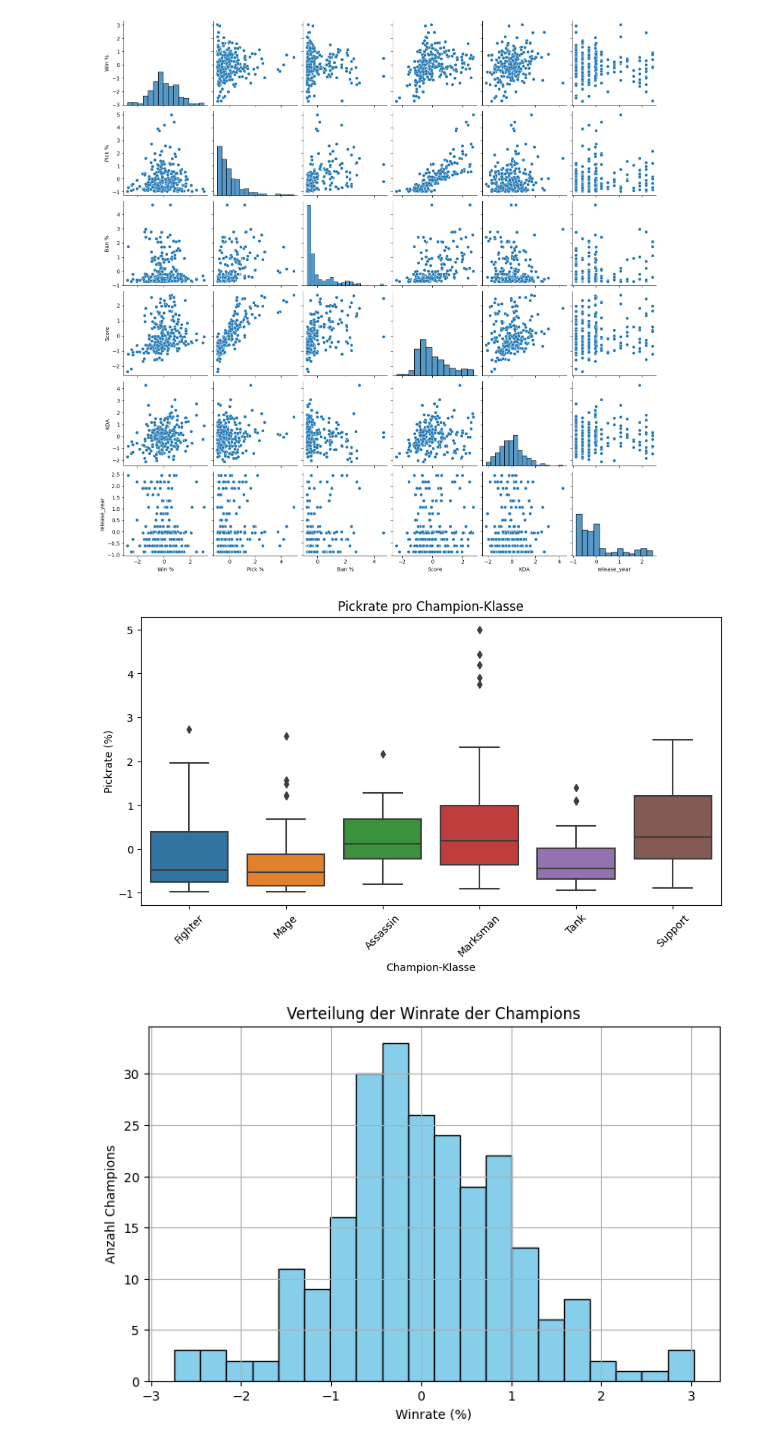
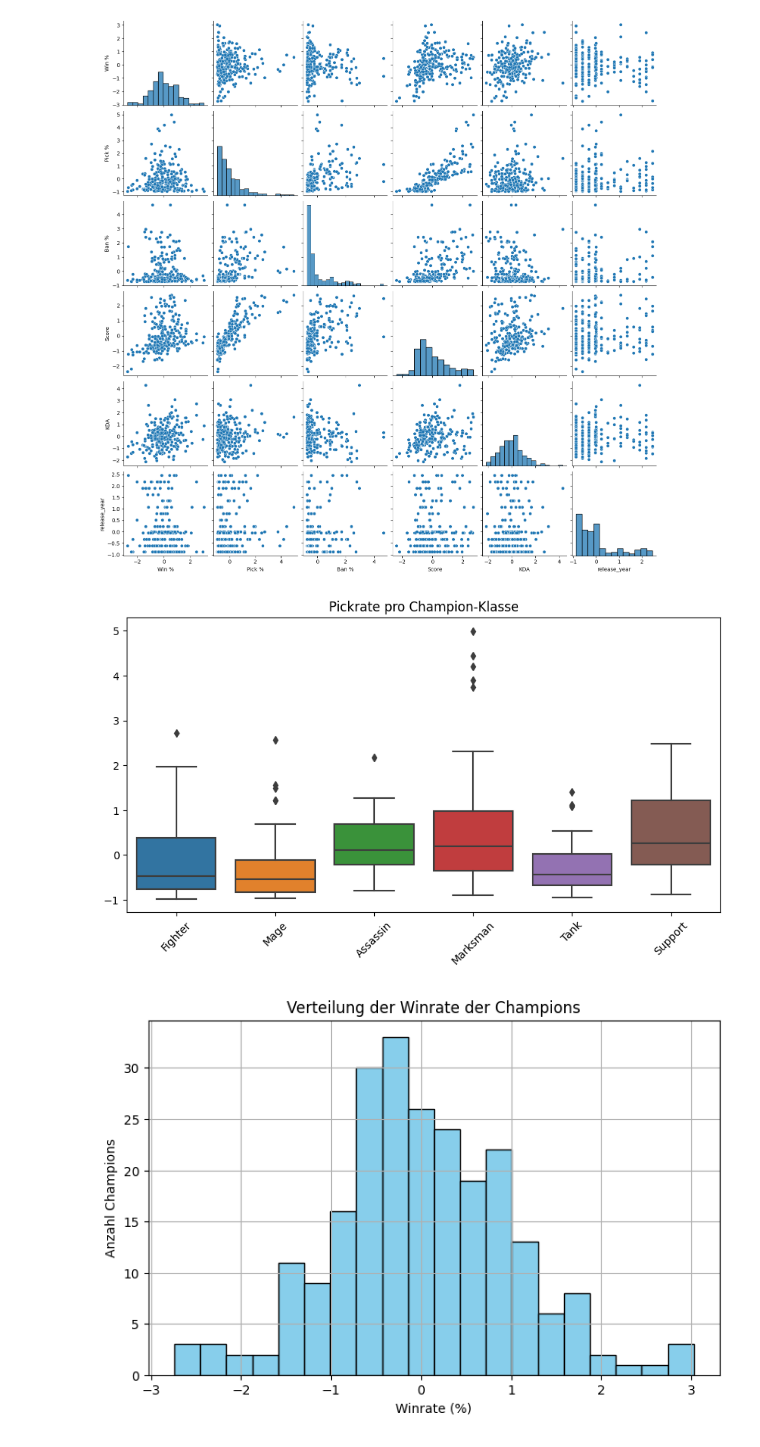
Before and after one commit to Maxtr2004/Data-Mining-Project, a Jupyter notebook: DataMiningProject-Notebook.ipynb, the cells around one changed output. Saved outputs shown, nothing was run; the diff lists cells and outputs as text; code cells hidden in the pictures.

```diff
--- a/DataMiningProject-Notebook.ipynb
+++ b/DataMiningProject-Notebook.ipynb
@@ -85,6 +85,7 @@ df_basic.head()
 # Verbunden werden die Datensätze durch den gemeinsamen Schlüssel des Champion-Namens
 # Dabei wollen wir zum ersten Datensatz die Informationen bezüglich Veröffenlichungsdatum hinzufügen
 
+df_basic = pd.read_csv('200125_LoL_champion_data.csv')
 # Spaltennamen für Konsistenz anpassen
 df_basic.rename(columns={'apiname': 'Name'}, inplace=True)
 
@@ -346,14 +347,14 @@ sns.pairplot(df[numerical_features])
 # %%
 # Boxplot der Pickrate pro Klasse
 plt.figure(figsize=(10, 5))
 sns.boxplot(x='Class', y='Pick %', data=df)
-plt.xlabel('Champion-Klasse')
-plt.ylabel('Pickrate (%)')
+plt.xlabel('')
+plt.ylabel('')
 plt.title('Pickrate pro Champion-Klasse')
 plt.xticks(rotation=45)
 plt.show()
 # %% [output]
-[figure, old version]
+[figure, new version]
 # %%
 # Histogramm der Winrate
 plt.figure(figsize=(8,5))
```
Also changed, not shown: parts of 45 cells of this notebook, 2 other files.
